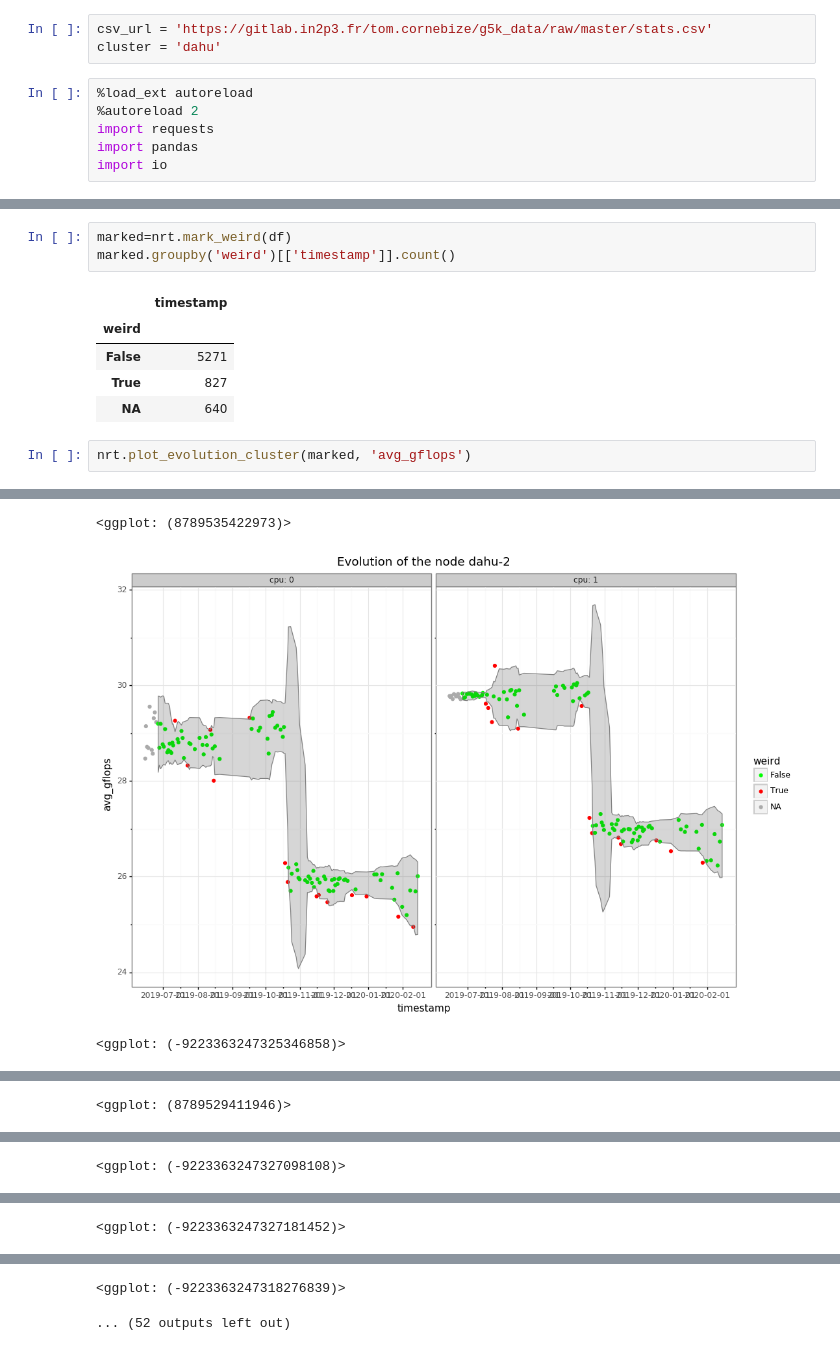
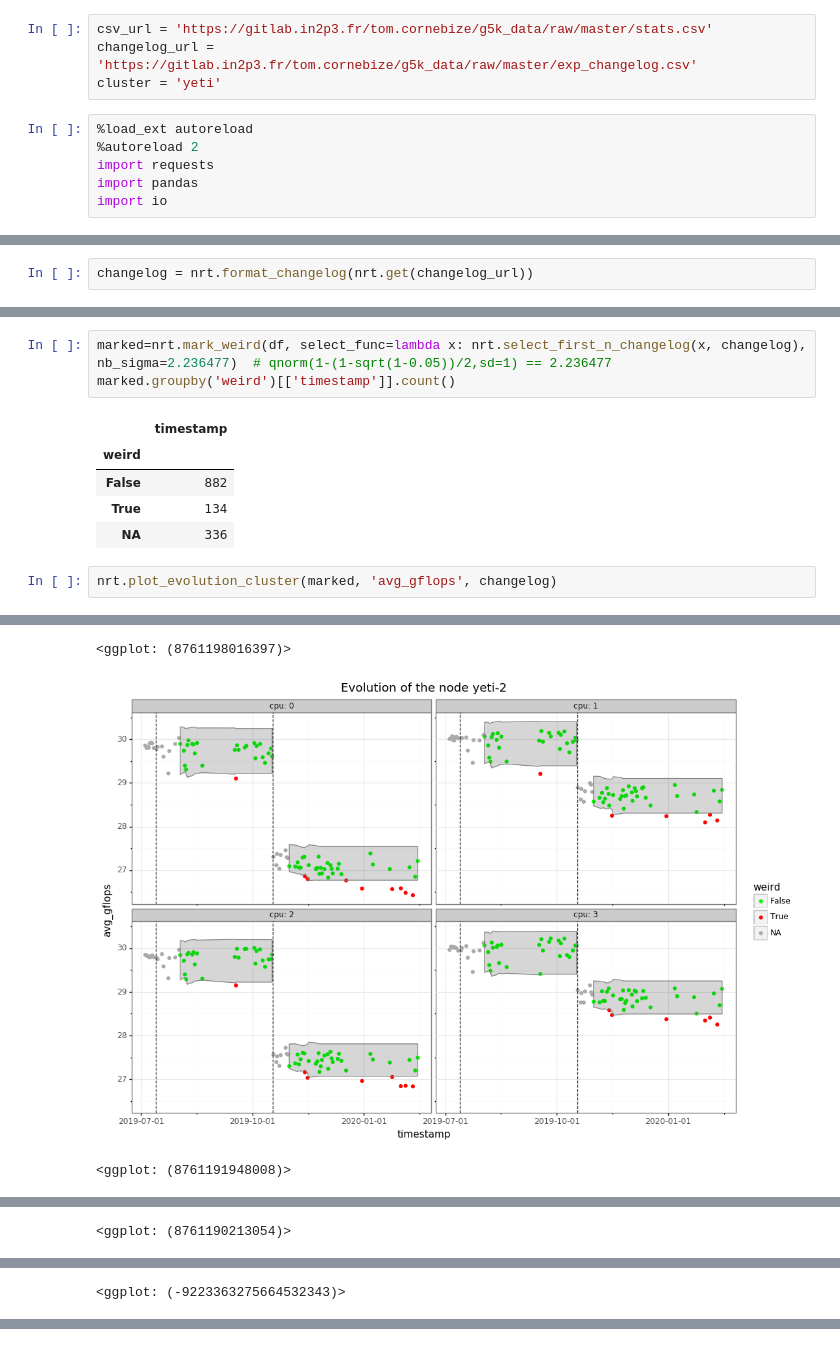
Before and after one commit to Ezibenroc/calibration_analysis, a Jupyter notebook: G5K_non-regression-test.ipynb, the cells around one changed output, grey strips where cells are left out. Drawn from its saved outputs; the diff is of its cells as text.

Commit message:
Smarter selection function: with changelogs

```diff
--- a/G5K_non-regression-test.ipynb
+++ b/G5K_non-regression-test.ipynb
@@ -2,7 +2,8 @@
 # Testing performance non-regression on Grid'5000 clusters
 # %%
 csv_url = 'https://gitlab.in2p3.fr/tom.cornebize/g5k_data/raw/master/stats.csv'
-cluster = 'dahu'
+changelog_url = 'https://gitlab.in2p3.fr/tom.cornebize/g5k_data/raw/master/exp_changelog.csv'
+cluster = 'yeti'
 # %%
 %load_ext autoreload
 %autoreload 2
@@ -17,0 +19,2 @@ df = nrt.format(nrt.get(csv_url))
+# %%
+changelog = nrt.format_changelog(nrt.get(changelog_url))
@@ -38,12 +43,12 @@ nrt.plot_latest_distribution(df)
 # %%
-marked=nrt.mark_weird(df)
+marked=nrt.mark_weird(df, select_func=lambda x: nrt.select_first_n_changelog(x, changelog), nb_sigma=2.236477)  # qnorm(1-(1-sqrt(1-0.05))/2,sd=1) == 2.236477
 marked.groupby('weird')[['timestamp']].count()
 # %% [output]
 |  | timestamp |
 | weird |  |
-| False | 5271 |
-| True | 827 |
-| NA | 640 |
+| False | 882 |
+| True | 134 |
+| NA | 336 |
 # %%
-nrt.plot_evolution_cluster(marked, 'avg_gflops')
+nrt.plot_evolution_cluster(marked, 'avg_gflops', changelog)
 # %% [output]
@@ -51,3 +56,3 @@ nrt.plot_evolution_cluster(marked, 'avg_gflops')
-<ggplot: (8789535422973)>
+<ggplot: (8761198016397)>
-[figure, old version]
+[figure, new version]
-<ggplot: (-9223363247325346858)>
+<ggplot: (8761191948008)>
@@ -55 +60 @@ nrt.plot_evolution_cluster(marked, 'avg_gflops')
-<ggplot: (8789529411946)>
+<ggplot: (8761190213054)>
@@ -57 +62 @@ nrt.plot_evolution_cluster(marked, 'avg_gflops')
-<ggplot: (-9223363247327098108)>
+<ggplot: (-9223363275664532343)>
@@ -59 +62,0 @@ nrt.plot_evolution_cluster(marked, 'avg_gflops')
-<ggplot: (-9223363247327181452)>
@@ -61,2 +62,0 @@ nrt.plot_evolution_cluster(marked, 'avg_gflops')
-<ggplot: (-9223363247318276839)>
-... (52 outputs left out)
```
Also changed, not shown: parts of 6 cells of this notebook, 1 other file.
